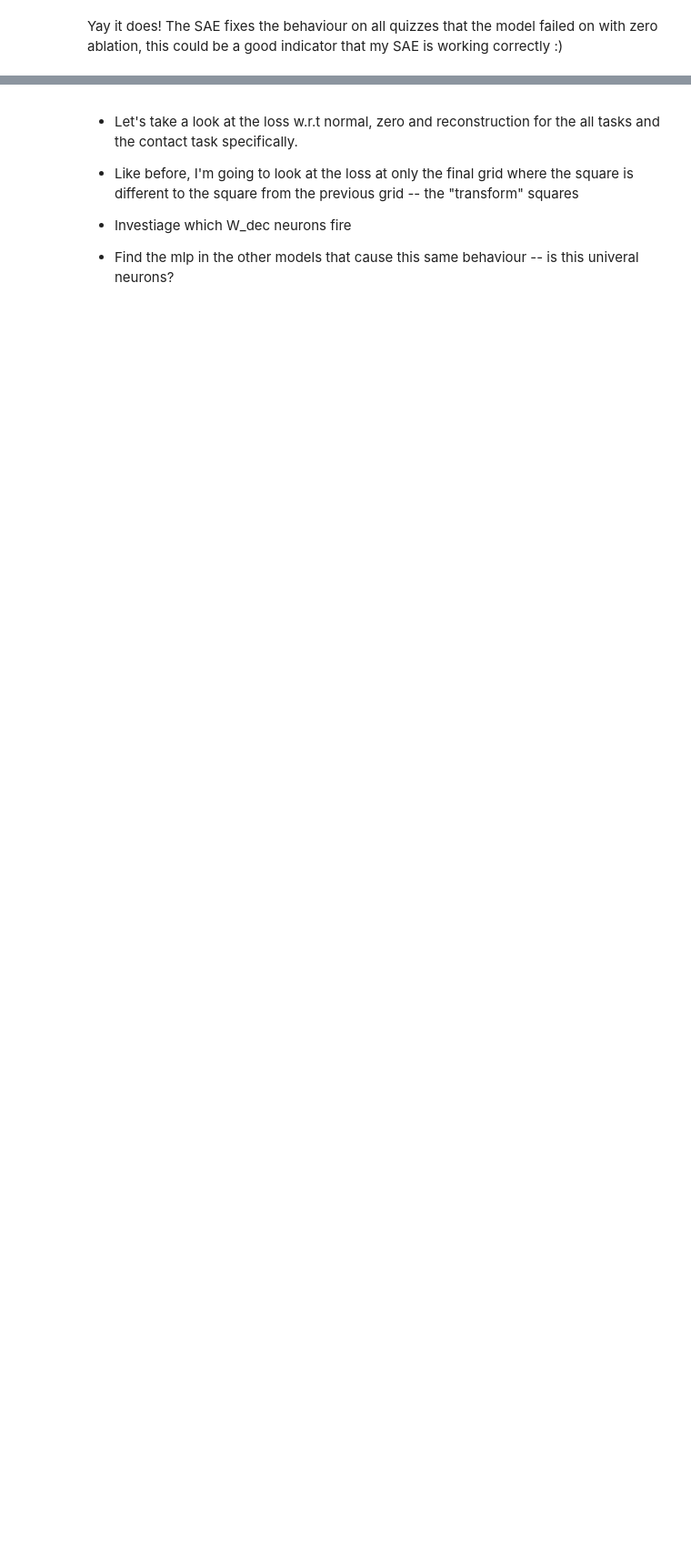
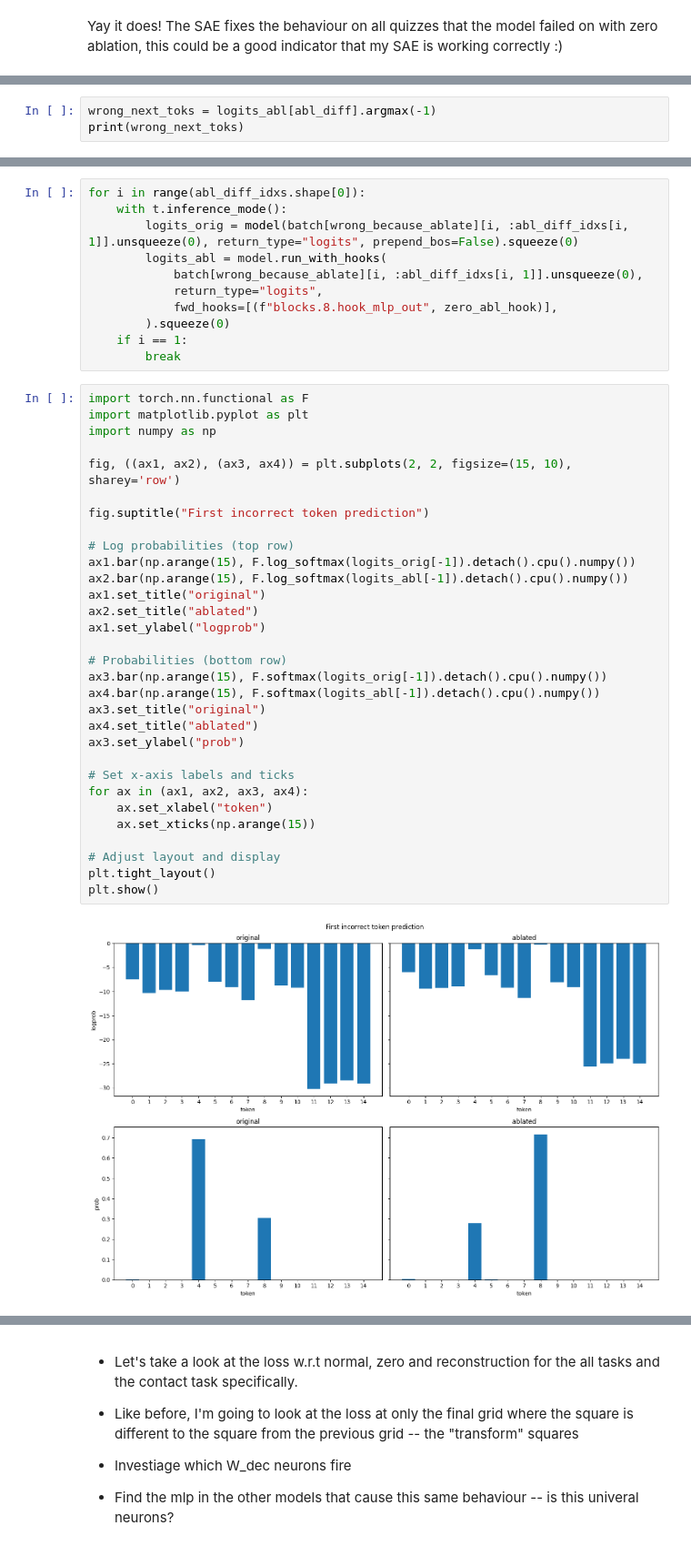
Before and after one commit to tom-pollak/interpretability-culture, a Jupyter notebook: 02_sae.ipynb, the cells around one changed output, grey strips where cells are left out. Shown at 91% size. Saved outputs shown, nothing was run; the diff lists cells and outputs as text; blank space fills up the shorter version.

```diff
--- a/02_sae.ipynb
+++ b/02_sae.ipynb
@@ -192,0 +343,3 @@ Yay it does! The SAE fixes the behaviour on all quizzes that the model failed on
+# %%
+wrong_next_toks = logits_abl[abl_diff].argmax(-1)
+print(wrong_next_toks)
@@ -192,0 +461,44 @@ Yay it does! The SAE fixes the behaviour on all quizzes that the model failed on
+# %%
+for i in range(abl_diff_idxs.shape[0]):
+    with t.inference_mode():
+        logits_orig = model(batch[wrong_because_ablate][i, :abl_diff_idxs[i, 1]].unsqueeze(0), return_type="logits", prepend_bos=False).squeeze(0)
+        logits_abl = model.run_with_hooks(
+            batch[wrong_because_ablate][i, :abl_diff_idxs[i, 1]].unsqueeze(0),
+            return_type="logits",
+            fwd_hooks=[(f"blocks.8.hook_mlp_out", zero_abl_hook)],
+        ).squeeze(0)
+    if i == 1:
+        break
+# %%
+import torch.nn.functional as F
+import matplotlib.pyplot as plt
+import numpy as np
+
+fig, ((ax1, ax2), (ax3, ax4)) = plt.subplots(2, 2, figsize=(15, 10), sharey='row')
+
+fig.suptitle("First incorrect token prediction")
+
+# Log probabilities (top row)
+ax1.bar(np.arange(15), F.log_softmax(logits_orig[-1]).detach().cpu().numpy())
+ax2.bar(np.arange(15), F.log_softmax(logits_abl[-1]).detach().cpu().numpy())
+ax1.set_title("original")
+ax2.set_title("ablated")
+ax1.set_ylabel("logprob")
+
+# Probabilities (bottom row)
+ax3.bar(np.arange(15), F.softmax(logits_orig[-1]).detach().cpu().numpy())
+ax4.bar(np.arange(15), F.softmax(logits_abl[-1]).detach().cpu().numpy())
+ax3.set_title("original")
+ax4.set_title("ablated")
+ax3.set_ylabel("prob")
+
+# Set x-axis labels and ticks
+for ax in (ax1, ax2, ax3, ax4):
+    ax.set_xlabel("token")
+    ax.set_xticks(np.arange(15))
+
+# Adjust layout and display
+plt.tight_layout()
+plt.show()
+# %% [output]
+[figure, added]
```
Also changed, not shown: parts of 26 cells of this notebook, 2 other files.
